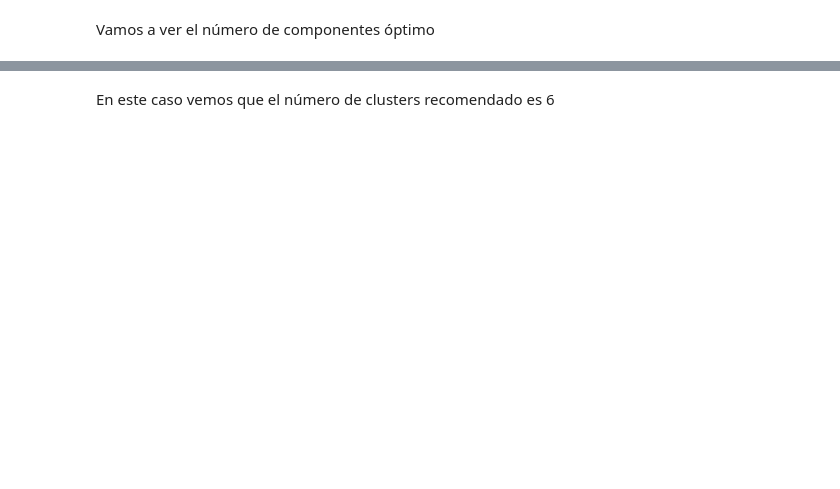
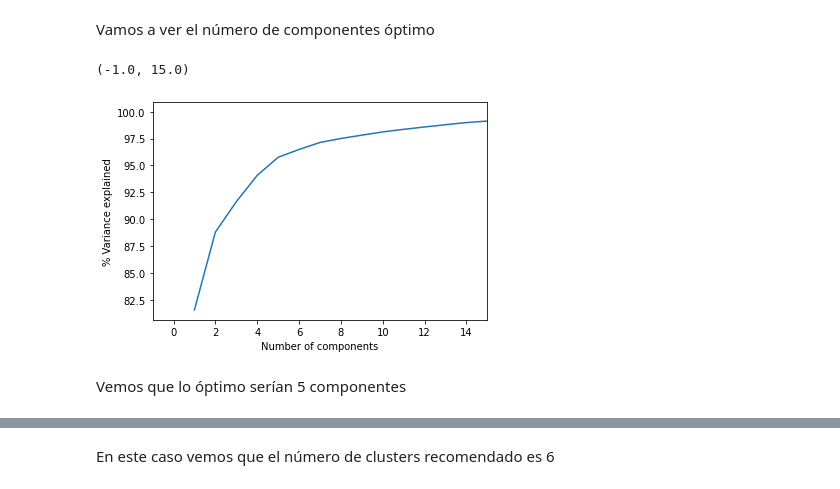
Before and after one commit to szambranog/Tabajo2TAE, a Jupyter notebook: lectura_df.ipynb, the cells around one changed output, grey strips where cells are left out. Cells and saved outputs as stored; diff of their text form; code cells hidden in the pictures; blank space fills up the shorter version.

```diff
--- a/lectura_df.ipynb
+++ b/lectura_df.ipynb
@@ -64,7 +86,7 @@ borrar = ['UNITID', 'OPEID', 'opeid6', 'INSTURL', 'NPCURL', 'LATITUDE', 'LONGITU
           'CIP50CERT4', 'CIP50BACHL', 'CIP51CERT1', 'CIP51CERT2', 'CIP51ASSOC', 'CIP51CERT4', 'CIP51BACHL',
           'CIP52CERT1', 'CIP52CERT2', 'CIP52ASSOC', 'CIP52CERT4', 'CIP52BACHL', 'CIP54CERT1', 'CIP54CERT2',
           'CIP54ASSOC', 'CIP54CERT4', 'CIP54BACHL', #opcional PCIP01 - CIP54BACHL
-          'RPY_3YR_RT', 'DEP_STAT_PCT_IND',
+          'RPY_3YR_RT', 'DEP_STAT_PCT_IND', 'DEBT_N', 'DEP_STAT_N'
           ]
 
 convertir = ['MENONLY', 'WOMENONLY', # -> Columna ___ 0 mixto, 1 menonly, 2 womenonly
@@ -169,13 +217,16 @@ import matplotlib.pyplot as plt
 # %%
 X = df.values
-pca = PCA(n_components=125)
+pca = PCA(n_components=123)
 pca_fit=pca.fit(X)
 reduced_X = pca_fit.transform(X)
 # %% [markdown]
 Vamos a ver el número de componentes óptimo
 # %%
 var_explained_cumulative=np.cumsum(np.round(pca.explained_variance_ratio_, decimals=4)*100)
-plt.plot(range(1,126), var_explained_cumulative )
+plt.plot(range(1,124), var_explained_cumulative )
 plt.xlabel('Number of components')
 plt.ylabel('% Variance explained')
 plt.xlim(-1,15)
+# %% [output]
+(-1.0, 15.0)
+[figure, added]
@@ -184,3 +233,5 @@ Vemos que lo óptimo serían 5 componentes
+# %% [markdown]
+Vemos que lo óptimo serían 5 componentes
 # %%
 pca = PCA(n_components=5)
 
```
Also changed, not shown: parts of 24 cells of this notebook, 1 other file.
